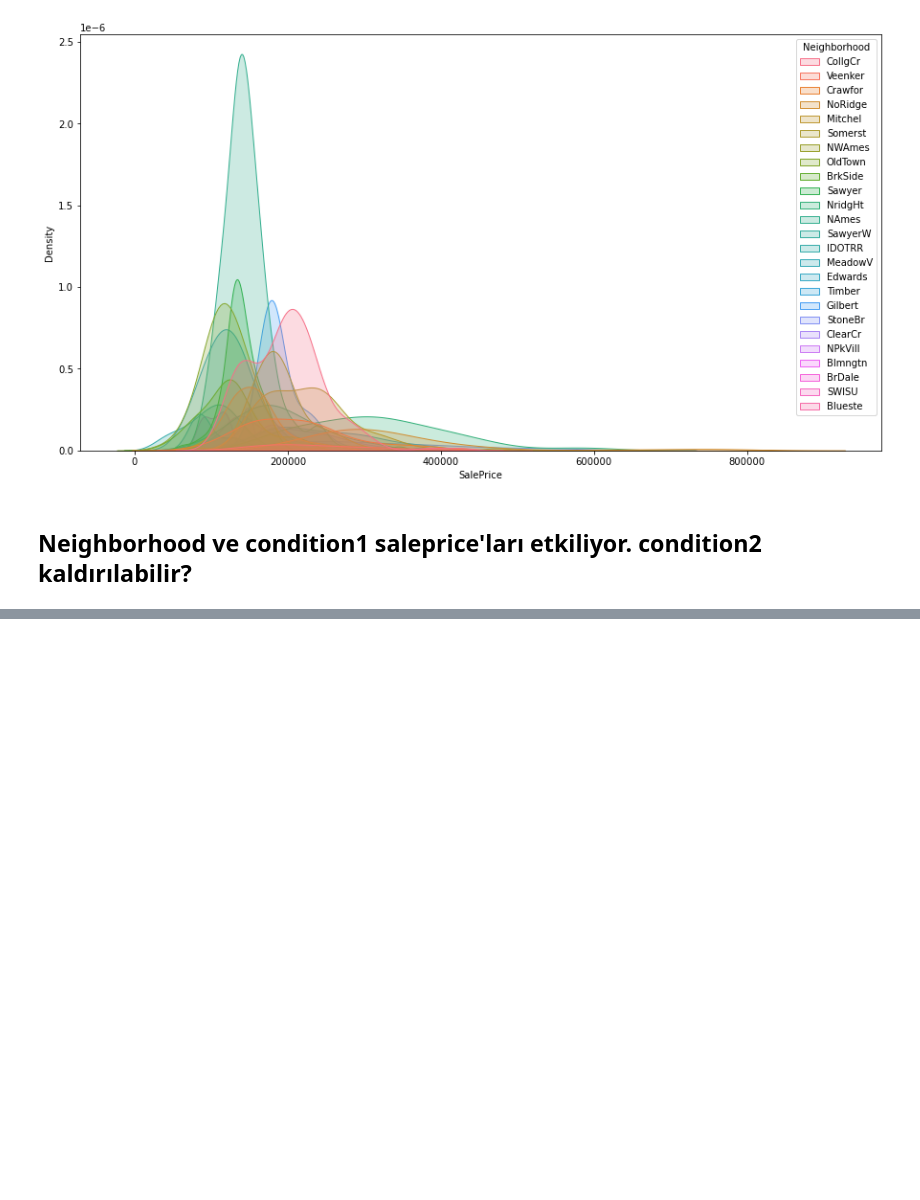
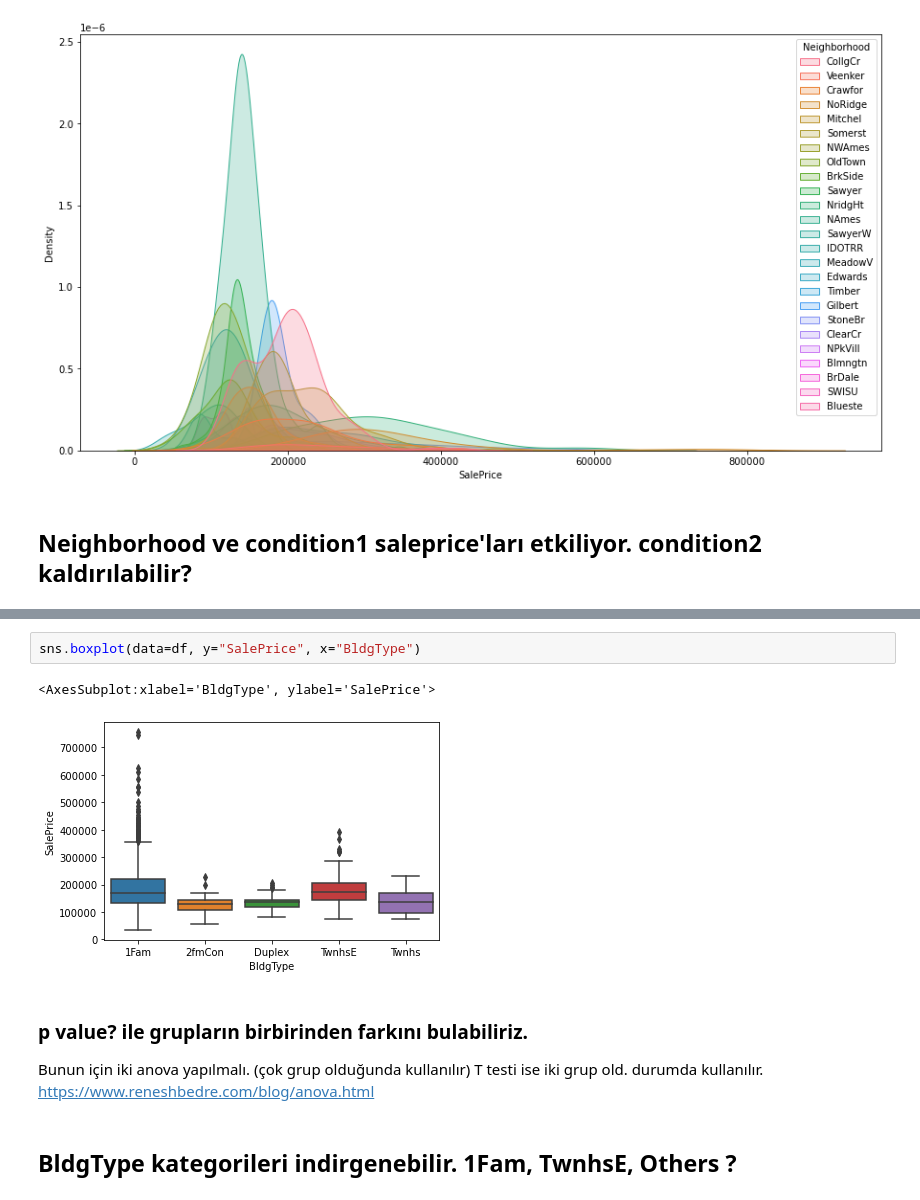
Before and after one commit to ilknurozcelik/DA_TeamWorks, a Jupyter notebook: Week6/EDA_House_Prices_7June.ipynb, the cells around one changed output, grey strips where cells are left out. Cells and saved outputs as stored; diff of their text form; blank space fills up the shorter version.

```diff
--- a/Week6/EDA_House_Prices_7June.ipynb
+++ b/Week6/EDA_House_Prices_7June.ipynb
@@ -1246,0 +1292,12 @@ sns.kdeplot(data=df, x="SalePrice", hue="Neighborhood", shade=True)
+# %%
+sns.boxplot(data=df, y="SalePrice", x="BldgType")
+# %% [output]
+<AxesSubplot:xlabel='BldgType', ylabel='SalePrice'>
+[figure, added]
+# %% [markdown]
+### p value?  ile grupların birbirinden farkını bulabiliriz.
+Bunun için iki anova yapılmalı. (çok grup olduğunda kullanılır)
+T testi ise iki grup old. durumda kullanılır.
+https://www.reneshbedre.com/blog/anova.html
+# %% [markdown]
+## BldgType kategorileri indirgenebilir. 1Fam, TwnhsE, Others ?
```
Also changed, not shown: parts of 57 cells of this notebook.
